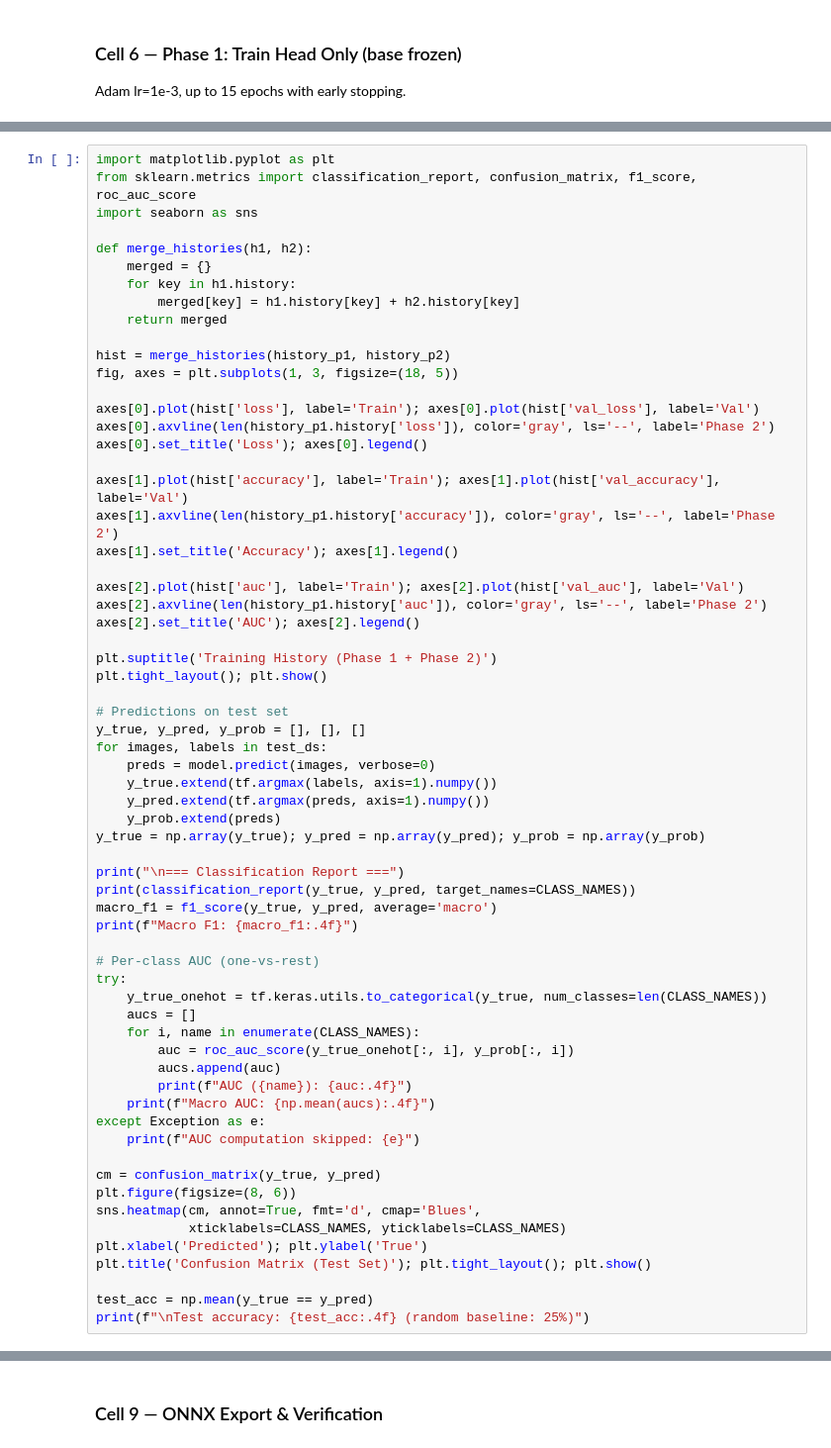
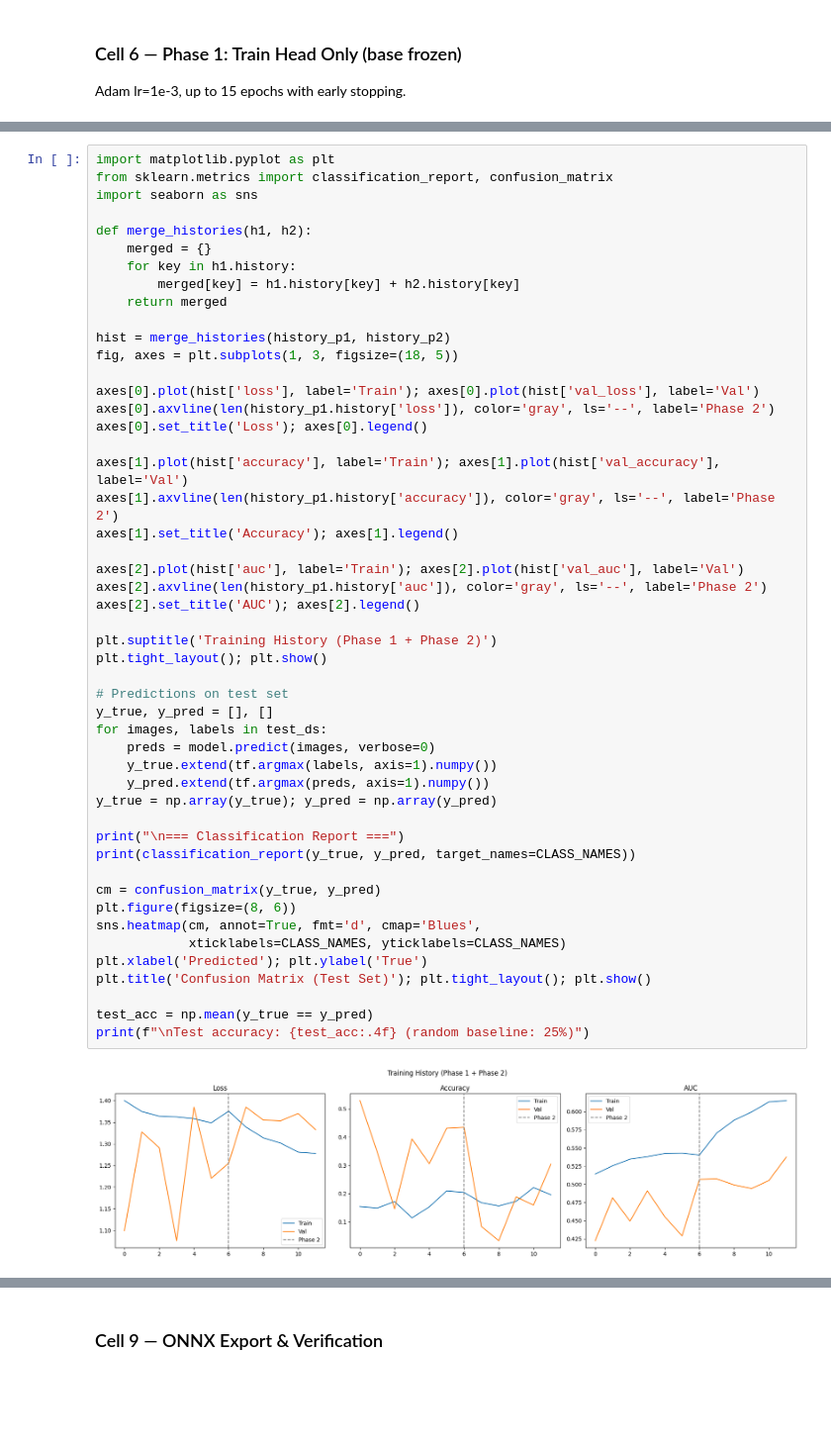
Before and after one commit to adeilm/CV, a Jupyter notebook: notebooks/CV_DALI.ipynb, the cells around one changed output, grey strips where cells are left out. Shown at 99% size. Drawn from its saved outputs; the diff is of its cells as text; blank space fills up the shorter version.

Commit message:
feat: add DAiSEE affective state classification notebook and update environment dependencies

```diff
--- a/notebooks/CV_DALI.ipynb
+++ b/notebooks/CV_DALI.ipynb
@@ -401,6 +524,6 @@ Training curves, confusion matrix, classification report, macro F1, per-class AU
 # %%
 import matplotlib.pyplot as plt
-from sklearn.metrics import classification_report, confusion_matrix, f1_score, roc_auc_score
+from sklearn.metrics import classification_report, confusion_matrix
 import seaborn as sns
 
 def merge_histories(h1, h2):
@@ -418,47 +541,34 @@ axes[0].set_title('Loss'); axes[0].legend()
 
 axes[1].plot(hist['accuracy'], label='Train'); axes[1].plot(hist['val_accuracy'], label='Val')
 axes[1].axvline(len(history_p1.history['accuracy']), color='gray', ls='--', label='Phase 2')
 axes[1].set_title('Accuracy'); axes[1].legend()
 
 axes[2].plot(hist['auc'], label='Train'); axes[2].plot(hist['val_auc'], label='Val')
 axes[2].axvline(len(history_p1.history['auc']), color='gray', ls='--', label='Phase 2')
 axes[2].set_title('AUC'); axes[2].legend()
 
 plt.suptitle('Training History (Phase 1 + Phase 2)')
 plt.tight_layout(); plt.show()
 
 # Predictions on test set
-y_true, y_pred, y_prob = [], [], []
+y_true, y_pred = [], []
 for images, labels in test_ds:
     preds = model.predict(images, verbose=0)
     y_true.extend(tf.argmax(labels, axis=1).numpy())
     y_pred.extend(tf.argmax(preds, axis=1).numpy())
-    y_prob.extend(preds)
-y_true = np.array(y_true); y_pred = np.array(y_pred); y_prob = np.array(y_prob)
+y_true = np.array(y_true); y_pred = np.array(y_pred)
 
 print("\n=== Classification Report ===")
 print(classification_report(y_true, y_pred, target_names=CLASS_NAMES))
-macro_f1 = f1_score(y_true, y_pred, average='macro')
-print(f"Macro F1: {macro_f1:.4f}")
-
-# Per-class AUC (one-vs-rest)
-try:
-    y_true_onehot = tf.keras.utils.to_categorical(y_true, num_classes=len(CLASS_NAMES))
-    aucs = []
-    for i, name in enumerate(CLASS_NAMES):
-        auc = roc_auc_score(y_true_onehot[:, i], y_prob[:, i])
-        aucs.append(auc)
-        print(f"AUC ({name}): {auc:.4f}")
-    print(f"Macro AUC: {np.mean(aucs):.4f}")
-except Exception as e:
-    print(f"AUC computation skipped: {e}")
 
 cm = confusion_matrix(y_true, y_pred)
 plt.figure(figsize=(8, 6))
 sns.heatmap(cm, annot=True, fmt='d', cmap='Blues',
             xticklabels=CLASS_NAMES, yticklabels=CLASS_NAMES)
 plt.xlabel('Predicted'); plt.ylabel('True')
 plt.title('Confusion Matrix (Test Set)'); plt.tight_layout(); plt.show()
 
 test_acc = np.mean(y_true == y_pred)
 print(f"\nTest accuracy: {test_acc:.4f} (random baseline: 25%)")
+# %% [output]
+[figure, added]
```
Also changed, not shown: parts of 16 cells of this notebook, 1 other file.
